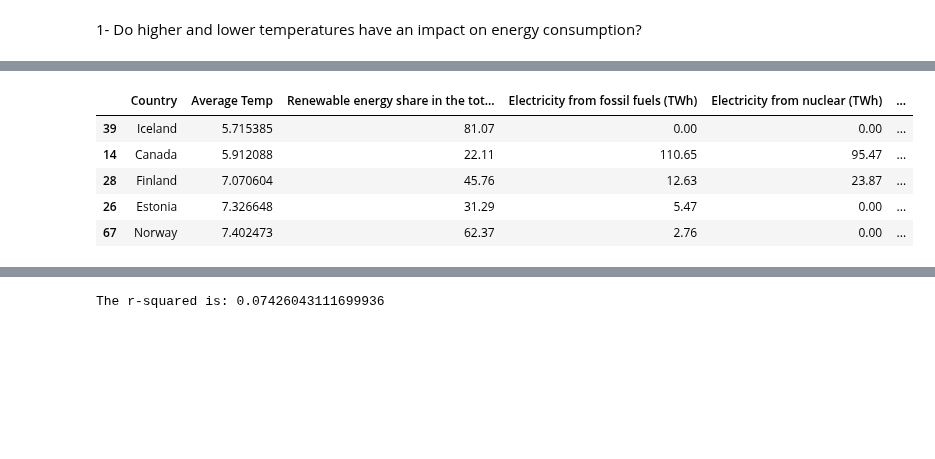
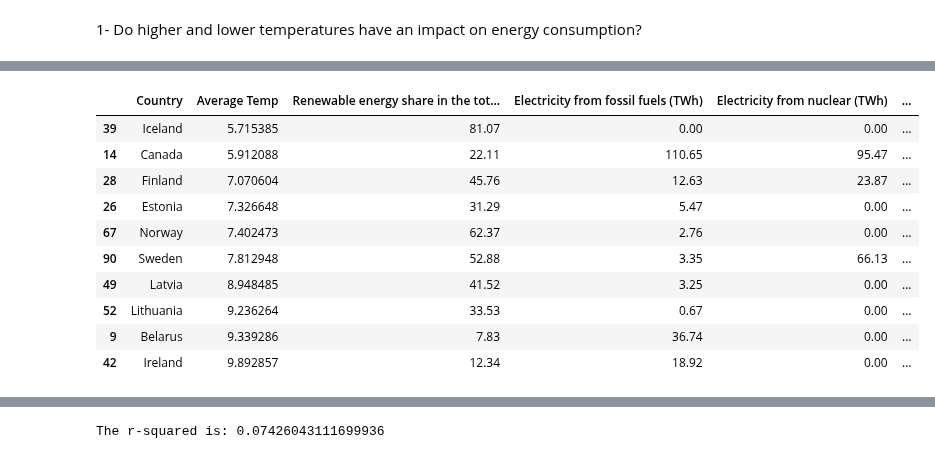
Before and after one commit to yosieph/Project1, a Jupyter notebook: project1.ipynb, the cells around one changed output, grey strips where cells are left out. Saved outputs shown, nothing was run; the diff lists cells and outputs as text; code cells hidden in the pictures; blank space fills up the shorter version.

```diff
--- a/project1.ipynb
+++ b/project1.ipynb
@@ -33,14 +36,19 @@ main_data
 # %%
 #top 10 coldest countries
 main_data_cold = main_data.sort_values("Average Temp", ascending=True)
-main_data_cold.head()
+main_data_cold.head(10)
 # %% [output]
 |  | Country | Average Temp | Renewable energy share in the tot... | Electricity from fossil fuels (TWh) | Electricity from nuclear (TWh) | ... |
 | 39 | Iceland | 5.715385 | 81.07 | 0.00 | 0.00 | ... |
 | 14 | Canada | 5.912088 | 22.11 | 110.65 | 95.47 | ... |
 | 28 | Finland | 7.070604 | 45.76 | 12.63 | 23.87 | ... |
 | 26 | Estonia | 7.326648 | 31.29 | 5.47 | 0.00 | ... |
 | 67 | Norway | 7.402473 | 62.37 | 2.76 | 0.00 | ... |
+| 90 | Sweden | 7.812948 | 52.88 | 3.35 | 66.13 | ... |
+| 49 | Latvia | 8.948485 | 41.52 | 3.25 | 0.00 | ... |
+| 52 | Lithuania | 9.236264 | 33.53 | 0.67 | 0.00 | ... |
+| 9 | Belarus | 9.339286 | 7.83 | 36.74 | 0.00 | ... |
+| 42 | Ireland | 9.892857 | 12.34 | 18.92 | 0.00 | ... |
 # %%
 #top 10 hottest countries
 main_data_hot = main_data.sort_values("Average Temp", ascending=False)
```
Also changed, not shown: parts of 2 cells of this notebook, 1 other file.
